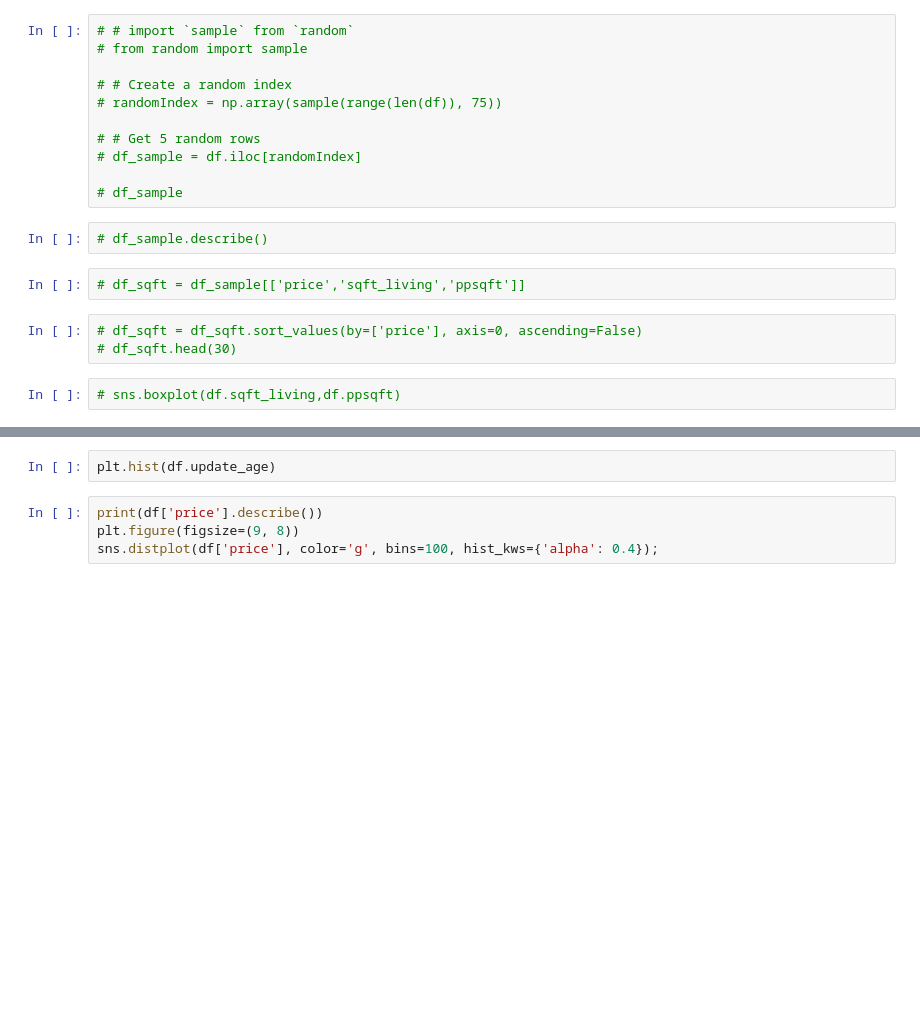
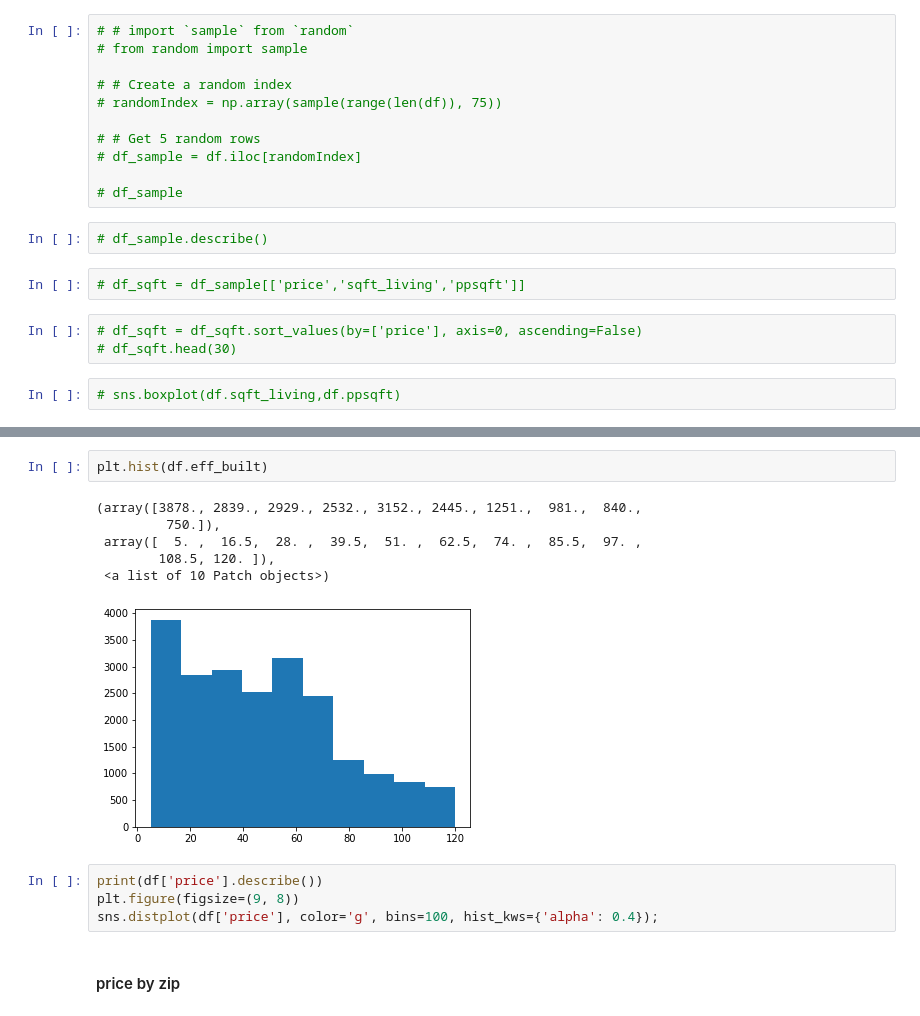
Before and after one commit to Al-Cap/A-House-with-a-View, a Jupyter notebook: Notebooks/EDA_AW.ipynb, the cells around one changed output, grey strips where cells are left out. Cells and saved outputs as stored; diff of their text form; blank space fills up the shorter version.

```diff
--- a/Notebooks/EDA_AW.ipynb
+++ b/Notebooks/EDA_AW.ipynb
@@ -65,9 +93,18 @@ df.age_bucket.describe()
 # %%
-plt.hist(df.update_age)
+plt.hist(df.eff_built)
+# %% [output]
+(array([3878., 2839., 2929., 2532., 3152., 2445., 1251.,  981.,  840.,
+         750.]),
+ array([  5. ,  16.5,  28. ,  39.5,  51. ,  62.5,  74. ,  85.5,  97. ,
+        108.5, 120. ]),
+ <a list of 10 Patch objects>)
+[figure, added]
 # %%
 print(df['price'].describe())
 plt.figure(figsize=(9, 8))
 sns.distplot(df['price'], color='g', bins=100, hist_kws={'alpha': 0.4});
+# %% [markdown]
+#### price by zip
 # %%
 plt.figure(figsize=(20,15))
 
```
Also changed, not shown: parts of 28 cells of this notebook, 1 other file.
